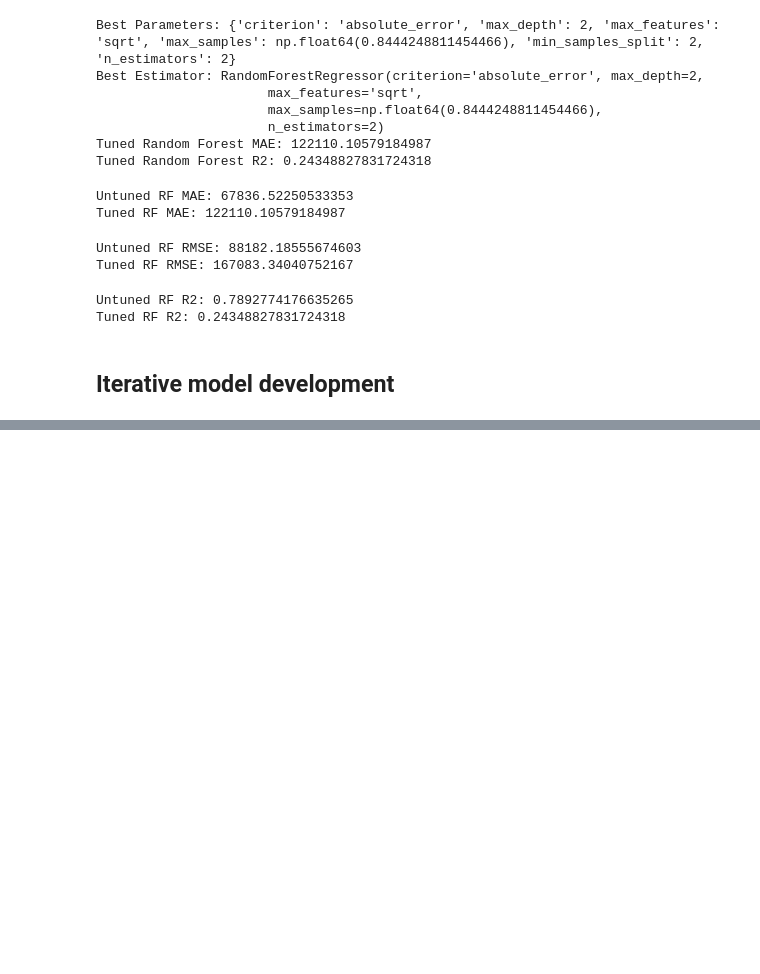
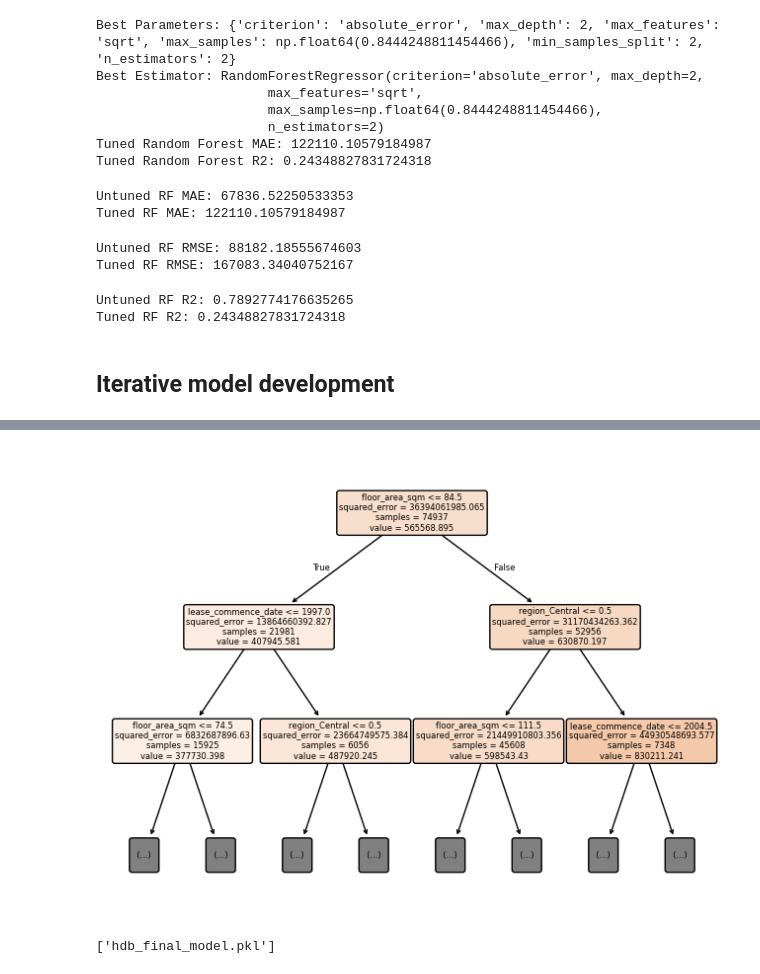
Before and after one commit to DTSLIME/HDB_Resale_Price_Regression_App, a Jupyter notebook: MLDP Program Codes Submission Template.ipynb, the cells around one changed output, grey strips where cells are left out. Cells and saved outputs as stored; diff of their text form; code cells hidden in the pictures; blank space fills up the shorter version.

```diff
--- a/MLDP Program Codes Submission Template.ipynb
+++ b/MLDP Program Codes Submission Template.ipynb
@@ -553,0 +639,32 @@ final_model = rf
+# %%
+## Visualise one decision tree from the Random Forest model to understand how predictions are made.
+
+from sklearn.tree import plot_tree
+
+plt.figure(figsize=(8, 6))
+
+plot_tree(
+    final_model.estimators_[0],
+    feature_names=final_model.feature_names_in_,
+    max_depth=2,
+    filled=True,
+    rounded=True,
+    fontsize=6
+)
+
+plt.show()
+
+
+## Sample decision tree (max_depth=2)
+## Interpretation:
+## This shows one shallow tree from the Random Forest (truncated to depth 2 for better visualisation). It first splits on floor_area_sqm (<= 84.5), then on lease_commence_date and region_Central which is consistent with the top 3 features from the importance ranking.
+## The predicted values reflect this: smaller, older flats (floor_area <= 84.5 and lease_commence <= 1997) average ~$377,730, while larger, newer, centrally-located flats (floor_area > 84.5 and lease_commence > 2004.5) average ~$830,211 which is more than double.
+## This illustrates the compounding effect of size, age, and location on predicted resale price.
+# %% [output]
+[figure, added]
+# %%
+## Model export for deployment
+import joblib
+joblib.dump(final_model, "hdb_final_model.pkl", compress = 3) ## Compression is used to reduce the file size for GitHub.
+# %% [output]
+['hdb_final_model.pkl']
```
Also changed, not shown: parts of 2 cells of this notebook.
